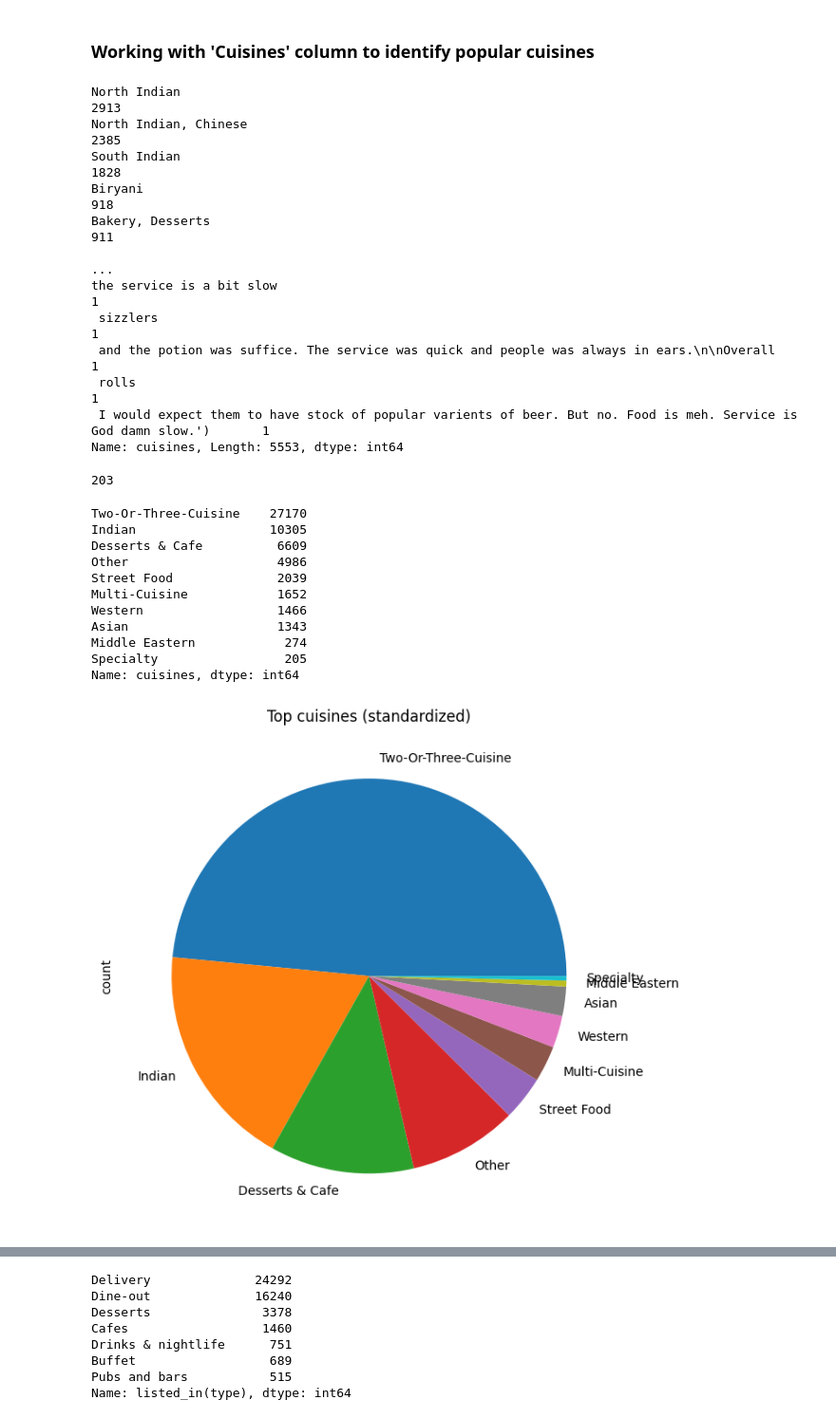
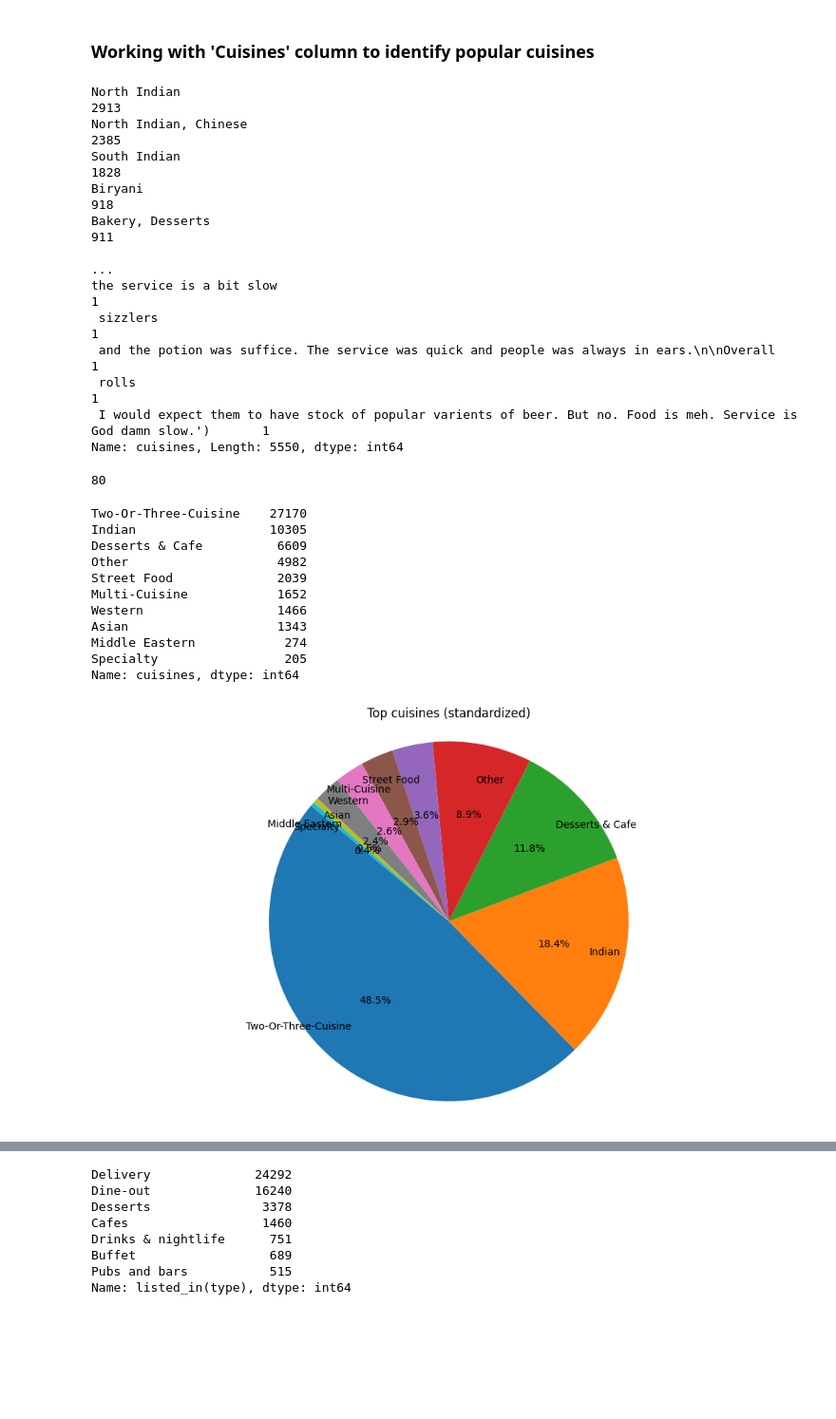
Before and after one commit to 3-vasu31/Food-Analysis, a Jupyter notebook: Test_Model/test2.ipynb, the cells around one changed output, grey strips where cells are left out. Shown: that part at 95% size. Drawn from its saved outputs; the diff is of its cells as text; code cells hidden in the pictures; blank space fills up the shorter version.

```diff
--- a/Test_Model/test2.ipynb
+++ b/Test_Model/test2.ipynb
@@ -113,0 +167,2 @@ result
+# %%
+df2.dropna(subset=['location','address'], inplace=True)
@@ -297,11 +374,11 @@ the service is a bit slow
  and the potion was suffice. The service was quick and people was always in ears.\n\nOverall                           1
  rolls                                                                                                                 1
  I would expect them to have stock of popular varients of beer. But no. Food is meh. Service is God damn slow.')       1
-Name: cuisines, Length: 5553, dtype: int64
+Name: cuisines, Length: 5550, dtype: int64
 # %%
 df2['cuisines'].isnull().sum()
 # %% [output]
-203
+80
 # %%
 def map_cuisine(cuisine):
     """
@@ -381,7 +458,7 @@ print(df2['cuisines'].value_counts())
 Two-Or-Three-Cuisine    27170
 Indian                  10305
 Desserts & Cafe          6609
-Other                    4986
+Other                    4982
 Street Food              2039
 Multi-Cuisine            1652
 Western                  1466
@@ -390,16 +467,21 @@ Middle Eastern            274
 Specialty                 205
 Name: cuisines, dtype: int64
 # %%
-def plot_top_cuisines(df):
+def plot_top_cuisines_spaced_labels(df):
     vc = df['cuisines'].value_counts()
-    plt.figure(figsize=(10,6))
-    vc.plot.pie()
+    plt.figure(figsize=(10, 6))
+
+    # Use labeldistance to move labels further out
+    # Default is 1.1, you can try a higher value like 1.3
+    vc.plot.pie(labeldistance=0.8, autopct='%1.1f%%', startangle=140)
+
     plt.title("Top cuisines (standardized)")
-    plt.ylabel("count")
+    plt.ylabel("") # Remove the "count" ylabel
+    plt.axis('equal') # Ensures the pie chart is a perfect circle
     plt.tight_layout()
     plt.show()
 # %%
-plot_top_cuisines(df2)
+plot_top_cuisines_spaced_labels(df2)
 # %% [output]
-[figure, old version]
+[figure, new version]
 # %% [markdown]
```
Also changed, not shown: parts of 16 cells of this notebook.
